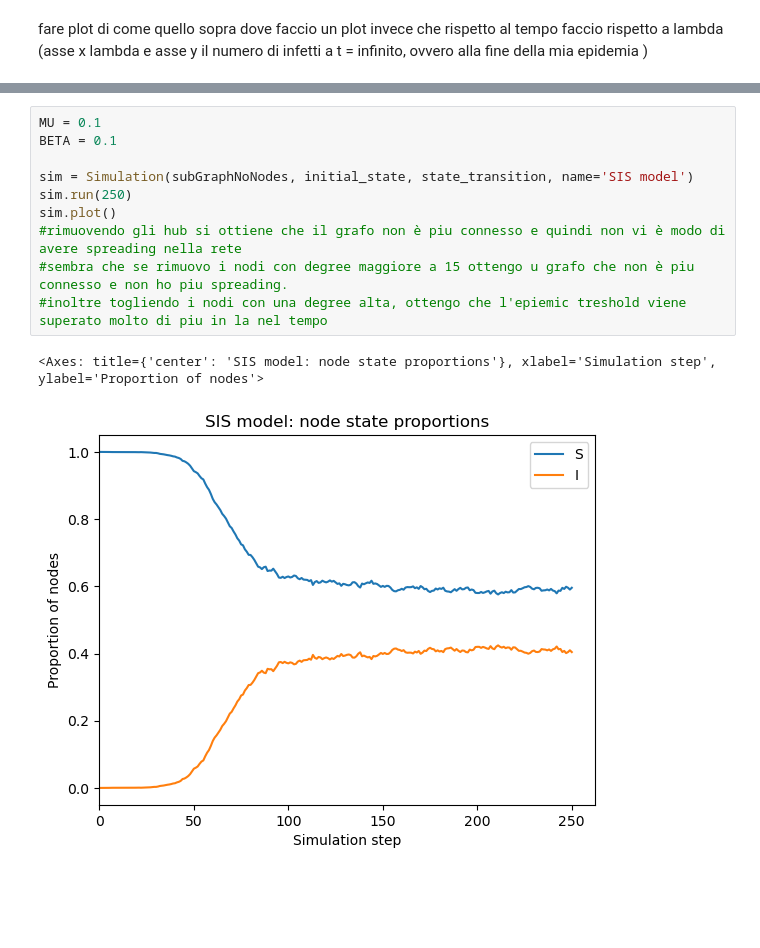
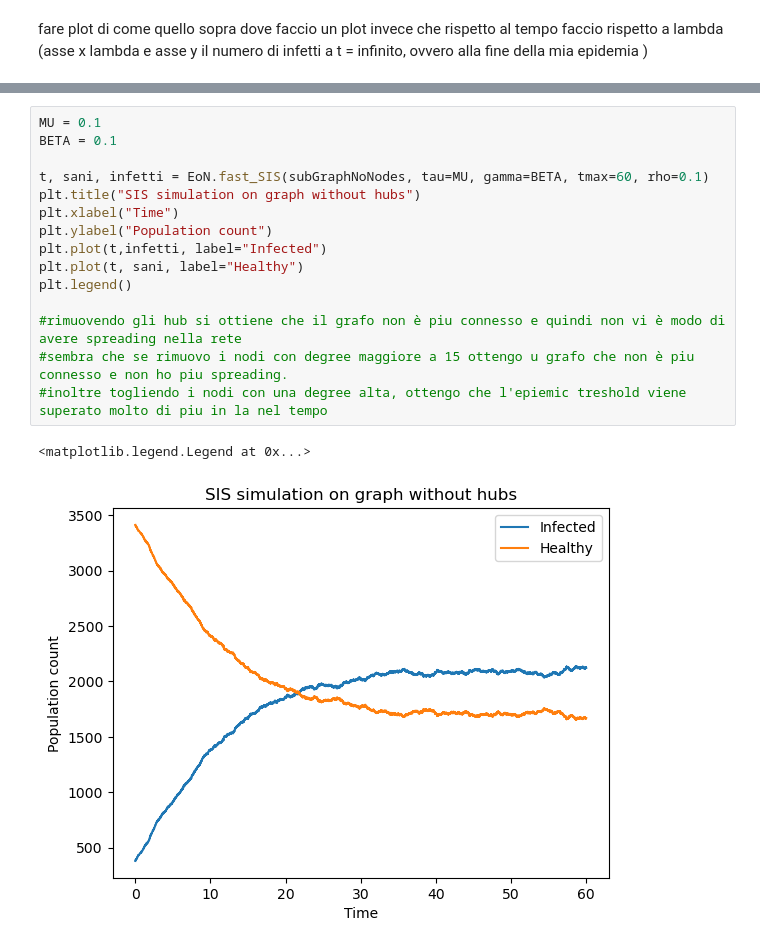
Before and after one commit to marcoSanti/AVRC-lab, a Jupyter notebook: progetto-finale/progetto-santimaria.ipynb, the cells around one changed output, grey strips where cells are left out. Saved outputs shown, nothing was run; the diff lists cells and outputs as text; blank space fills up the shorter version.

Commit message:
added EoN and completed task 3 of epidemic simulation

```diff
--- a/progetto-finale/progetto-santimaria.ipynb
+++ b/progetto-finale/progetto-santimaria.ipynb
@@ -298,16 +276,21 @@ Remaining nodes: 4877
 # %%
 MU = 0.1
 BETA = 0.1
 
-sim = Simulation(subGraphNoNodes, initial_state, state_transition, name='SIS model')
-sim.run(250)
-sim.plot()
+t, sani, infetti = EoN.fast_SIS(subGraphNoNodes, tau=MU, gamma=BETA, tmax=60, rho=0.1)
+plt.title("SIS simulation on graph without hubs")
+plt.xlabel("Time")
+plt.ylabel("Population count")
+plt.plot(t,infetti, label="Infected")
+plt.plot(t, sani, label="Healthy")
+plt.legend()
+
 #rimuovendo gli hub si ottiene che il grafo non è piu connesso e quindi non vi è modo di avere spreading nella rete
 #sembra che se rimuovo i nodi con degree maggiore a 15 ottengo u grafo che non è piu connesso e non ho piu spreading.
 #inoltre togliendo i nodi con una degree alta, ottengo che l'epiemic treshold viene superato molto di piu in la nel tempo
 # %% [output]
-<Axes: title={'center': 'SIS model: node state proportions'}, xlabel='Simulation step', ylabel='Proportion of nodes'>
+<matplotlib.legend.Legend at 0x...>
-[figure, old version]
+[figure, new version]
 # %%
 #ESERCIZIO 4: k in singola community
 
```
Also changed, not shown: parts of 10 cells of this notebook.
